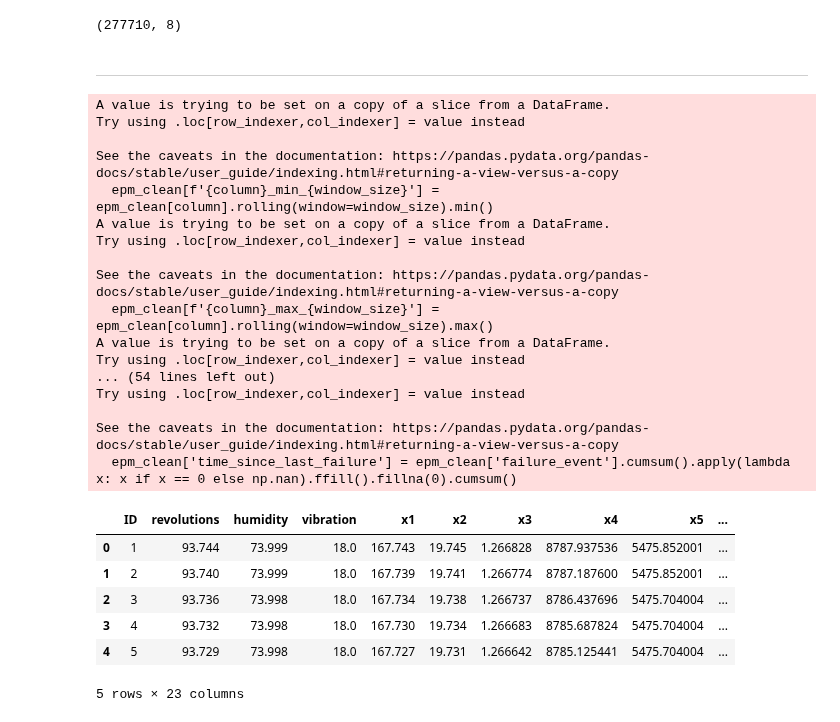
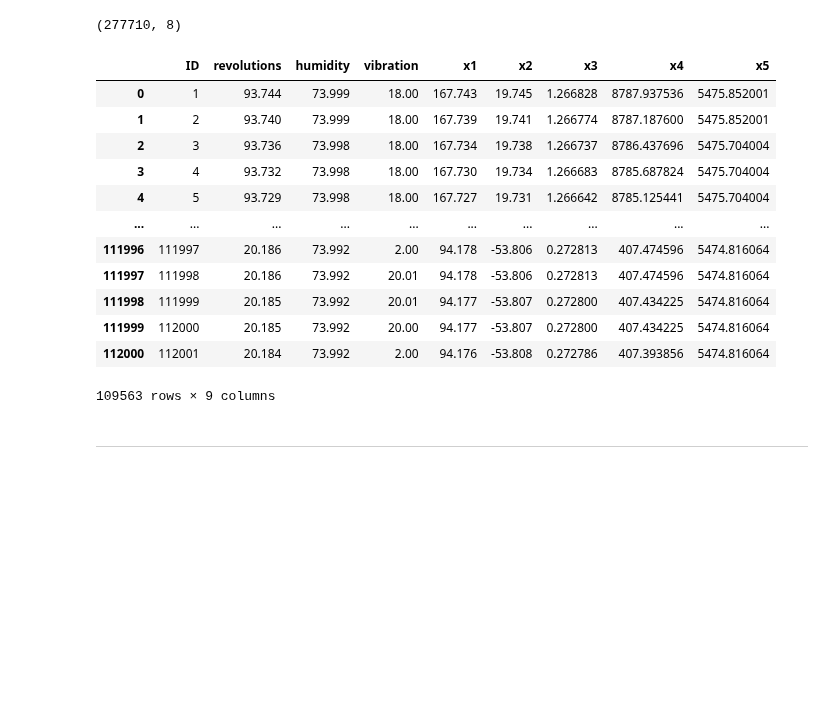
Before and after one commit to Zyad-Abdelhafiz/Elevator-Predictive-Maintenance, a Jupyter notebook: EPM.ipynb, the cells around one changed output. Saved outputs shown, nothing was run; the diff lists cells and outputs as text; code cells hidden in the pictures; blank space fills up the shorter version.

Commit message:
stable

```diff
--- a/EPM.ipynb
+++ b/EPM.ipynb
@@ -236,55 +236,21 @@ seq_array = np.concatenate(seq_list).astype(np.float32)
 print(seq_array.shape)
 # %% [output]
 (277710, 8)
+# %%
+epm_clean
+# %% [output]
+|  | ID | revolutions | humidity | vibration | x1 | x2 | x3 | x4 | x5 |
+| 0 | 1 | 93.744 | 73.999 | 18.00 | 167.743 | 19.745 | 1.266828 | 8787.937536 | 5475.852001 |
+| 1 | 2 | 93.740 | 73.999 | 18.00 | 167.739 | 19.741 | 1.266774 | 8787.187600 | 5475.852001 |
+| 2 | 3 | 93.736 | 73.998 | 18.00 | 167.734 | 19.738 | 1.266737 | 8786.437696 | 5475.704004 |
+| 3 | 4 | 93.732 | 73.998 | 18.00 | 167.730 | 19.734 | 1.266683 | 8785.687824 | 5475.704004 |
+| 4 | 5 | 93.729 | 73.998 | 18.00 | 167.727 | 19.731 | 1.266642 | 8785.125441 | 5475.704004 |
+| ... | ... | ... | ... | ... | ... | ... | ... | ... | ... |
+| 111996 | 111997 | 20.186 | 73.992 | 2.00 | 94.178 | -53.806 | 0.272813 | 407.474596 | 5474.816064 |
+| 111997 | 111998 | 20.186 | 73.992 | 20.01 | 94.178 | -53.806 | 0.272813 | 407.474596 | 5474.816064 |
+| 111998 | 111999 | 20.185 | 73.992 | 20.01 | 94.177 | -53.807 | 0.272800 | 407.434225 | 5474.816064 |
+| 111999 | 112000 | 20.185 | 73.992 | 20.00 | 94.177 | -53.807 | 0.272800 | 407.434225 | 5474.816064 |
+| 112000 | 112001 | 20.184 | 73.992 | 2.00 | 94.176 | -53.808 | 0.272786 | 407.393856 | 5474.816064 |
+109563 rows × 9 columns
 # %% [markdown]
 <hr>
-# %%
-import numpy as np
-
-# Min, Max, Median over a window size of 3
-window_size = 3
-for column in ['revolutions', 'humidity', 'vibration']:
-    epm_clean[f'{column}_min_{window_size}'] = epm_clean[column].rolling(window=window_size).min()
-    epm_clean[f'{column}_max_{window_size}'] = epm_clean[column].rolling(window=window_size).max()
-    epm_clean[f'{column}_median_{window_size}'] = epm_clean[column].rolling(window=window_size).median()
-
-# Z-scores for deviations from the mean
-for column in ['revolutions', 'humidity', 'vibration']:
-    epm_clean[f'{column}_z_score'] = (epm_clean[column] - epm_clean[column].mean()) / epm_clean[column].std()
-
-# Example of a "time since last event" feature (assuming binary failure events)
-# For demonstration, we will create a random failure event series
-np.random.seed(42)
-epm_clean['failure_event'] = np.random.choice([0, 1], size=len(epm_clean), p=[0.95, 0.05])
-
-# Calculate time since last failure event
-epm_clean['time_since_last_failure'] = epm_clean['failure_event'].cumsum().apply(lambda x: x if x == 0 else np.nan).ffill().fillna(0).cumsum()
-
-# Display the first few rows of the updated epm_clean to check the new features
-epm_clean_updated_head_additional = epm_clean.head()
-epm_clean_updated_head_additional
-# %% [output]
-A value is trying to be set on a copy of a slice from a DataFrame.
-Try using .loc[row_indexer,col_indexer] = value instead
-
-See the caveats in the documentation: https://pandas.pydata.org/pandas-docs/stable/user_guide/indexing.html#returning-a-view-versus-a-copy
-  epm_clean[f'{column}_min_{window_size}'] = epm_clean[column].rolling(window=window_size).min()
-A value is trying to be set on a copy of a slice from a DataFrame.
-Try using .loc[row_indexer,col_indexer] = value instead
-
-See the caveats in the documentation: https://pandas.pydata.org/pandas-docs/stable/user_guide/indexing.html#returning-a-view-versus-a-copy
-  epm_clean[f'{column}_max_{window_size}'] = epm_clean[column].rolling(window=window_size).max()
-A value is trying to be set on a copy of a slice from a DataFrame.
-Try using .loc[row_indexer,col_indexer] = value instead
-... (54 lines left out)
-Try using .loc[row_indexer,col_indexer] = value instead
-
-See the caveats in the documentation: https://pandas.pydata.org/pandas-docs/stable/user_guide/indexing.html#returning-a-view-versus-a-copy
-  epm_clean['time_since_last_failure'] = epm_clean['failure_event'].cumsum().apply(lambda x: x if x == 0 else np.nan).ffill().fillna(0).cumsum()
-|  | ID | revolutions | humidity | vibration | x1 | x2 | x3 | x4 | x5 | ... |
-| 0 | 1 | 93.744 | 73.999 | 18.0 | 167.743 | 19.745 | 1.266828 | 8787.937536 | 5475.852001 | ... |
-| 1 | 2 | 93.740 | 73.999 | 18.0 | 167.739 | 19.741 | 1.266774 | 8787.187600 | 5475.852001 | ... |
-| 2 | 3 | 93.736 | 73.998 | 18.0 | 167.734 | 19.738 | 1.266737 | 8786.437696 | 5475.704004 | ... |
-| 3 | 4 | 93.732 | 73.998 | 18.0 | 167.730 | 19.734 | 1.266683 | 8785.687824 | 5475.704004 | ... |
-| 4 | 5 | 93.729 | 73.998 | 18.0 | 167.727 | 19.731 | 1.266642 | 8785.125441 | 5475.704004 | ... |
-5 rows × 23 columns
```
Also changed, not shown: parts of 2 cells of this notebook.
